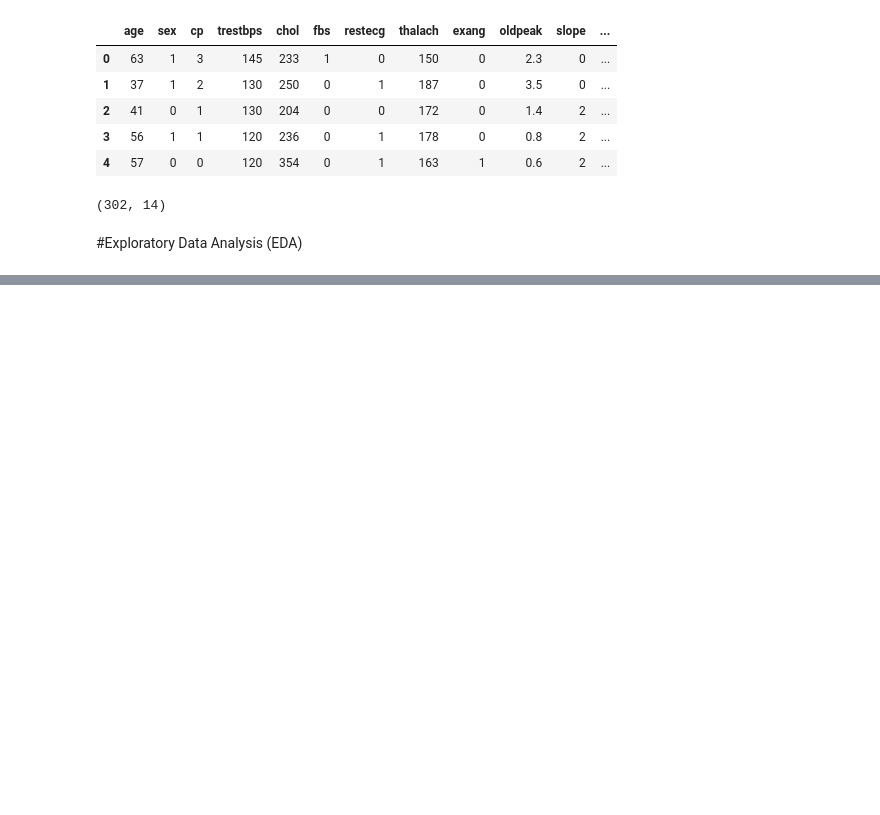
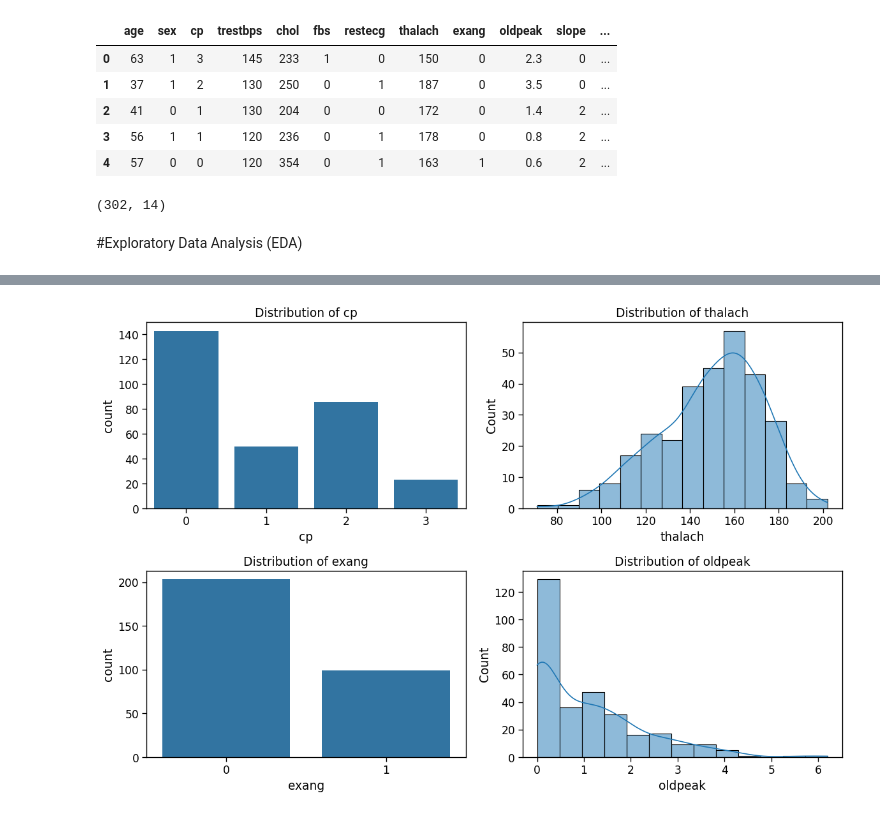
Before and after one commit to touhid0503/Heart_Disease_Diagnosis_Support_System, a Jupyter notebook: HDDSS.ipynb, the cells around one changed output, grey strips where cells are left out. Cells and saved outputs as stored; diff of their text form; code cells hidden in the pictures; blank space fills up the shorter version.

```diff
--- a/HDDSS.ipynb
+++ b/HDDSS.ipynb
@@ -433,0 +466,23 @@ df.shape
+# %%
+plt.figure(figsize=(12, 8))
+
+plt.subplot(2, 2, 1)
+sns.countplot(data=df,x='cp')
+plt.title('Distribution of cp')
+
+plt.subplot(2, 2, 2)
+sns.histplot(df['thalach'], kde=True)
+plt.title('Distribution of thalach')
+
+plt.subplot(2, 2, 3)
+sns.countplot(data=df,x='exang')
+plt.title('Distribution of exang')
+
+plt.subplot(2, 2, 4)
+sns.histplot(df['oldpeak'], kde=True)
+plt.title('Distribution of oldpeak')
+
+plt.tight_layout()
+plt.show()
+# %% [output]
+[figure, added]
```
Also changed, not shown: parts of 12 cells of this notebook.
